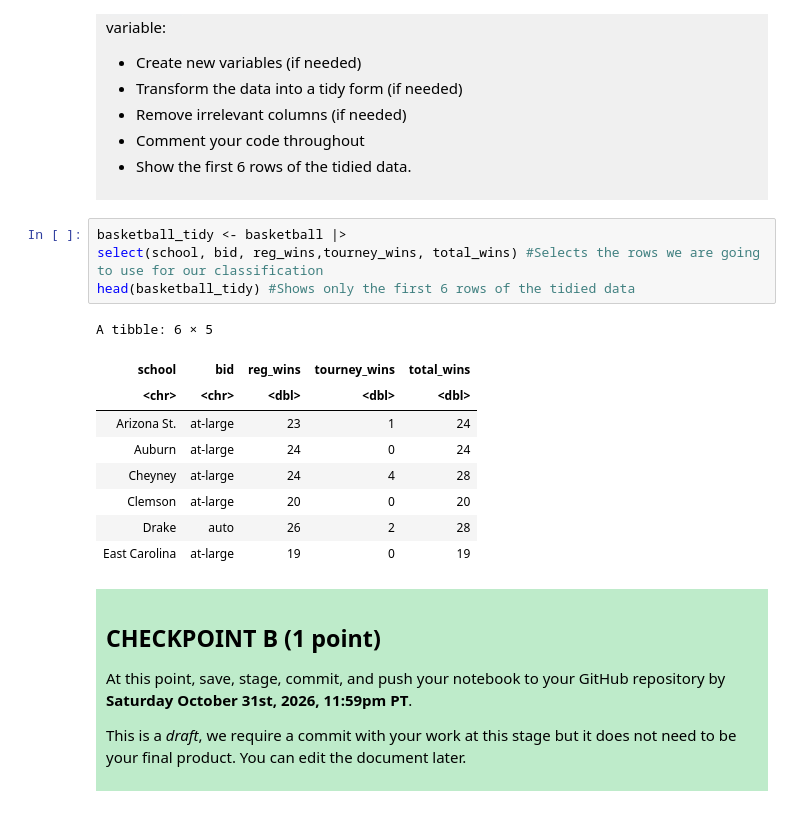
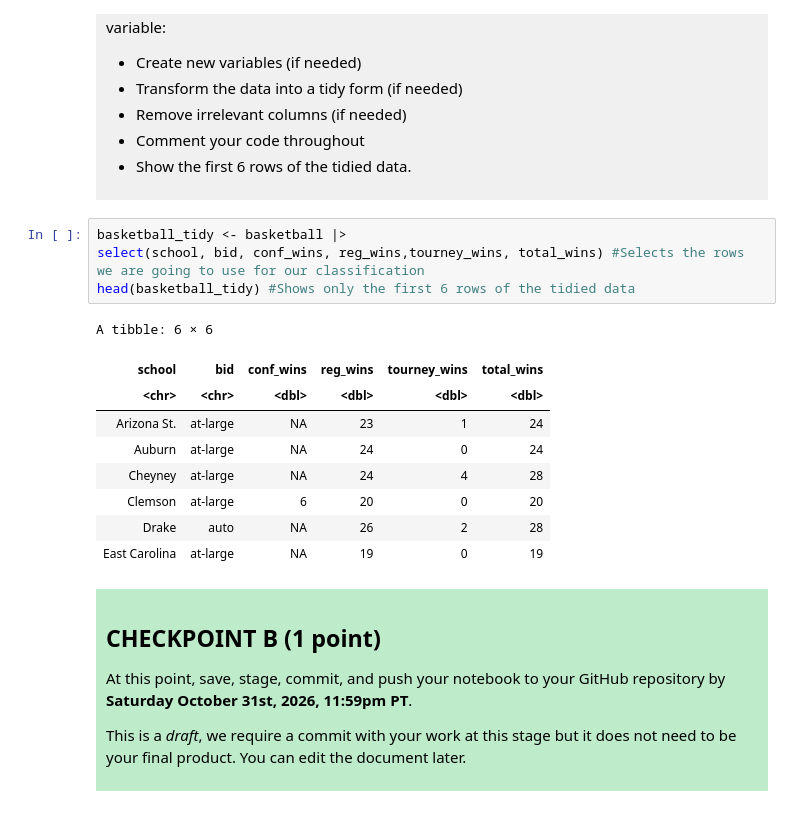
Before and after one commit to Sherman085/dsci-100-project-sherman-yee, a Jupyter notebook: dsci-100-project-notebook.ipynb, the cells around one changed output. Drawn from its saved outputs; the diff is of its cells as text.

```diff
--- a/dsci-100-project-notebook.ipynb
+++ b/dsci-100-project-notebook.ipynb
@@ -210,18 +220,18 @@ Produce a tidy data set that could be used to answer your research question usin
 </div>
 # %%
 basketball_tidy <- basketball |>
-select(school, bid, reg_wins,tourney_wins, total_wins) #Selects the rows we are going to use for our classification
+select(school, bid, conf_wins, reg_wins,tourney_wins, total_wins) #Selects the rows we are going to use for our classification
 head(basketball_tidy) #Shows only the first 6 rows of the tidied data
 # %% [output]
-A tibble: 6 × 5
+A tibble: 6 × 6
-| school | bid | reg_wins | tourney_wins | total_wins |
-| <chr> | <chr> | <dbl> | <dbl> | <dbl> |
-| Arizona St. | at-large | 23 | 1 | 24 |
-| Auburn | at-large | 24 | 0 | 24 |
-| Cheyney | at-large | 24 | 4 | 28 |
-| Clemson | at-large | 20 | 0 | 20 |
-| Drake | auto | 26 | 2 | 28 |
-| East Carolina | at-large | 19 | 0 | 19 |
+| school | bid | conf_wins | reg_wins | tourney_wins | total_wins |
+| <chr> | <chr> | <dbl> | <dbl> | <dbl> | <dbl> |
+| Arizona St. | at-large | NA | 23 | 1 | 24 |
+| Auburn | at-large | NA | 24 | 0 | 24 |
+| Cheyney | at-large | NA | 24 | 4 | 28 |
+| Clemson | at-large | 6 | 20 | 0 | 20 |
+| Drake | auto | NA | 26 | 2 | 28 |
+| East Carolina | at-large | NA | 19 | 0 | 19 |
 # %% [markdown]
 <div style="background-color: #beebca; padding: 10px;">
 
```
Also changed, not shown: parts of 13 cells of this notebook.
